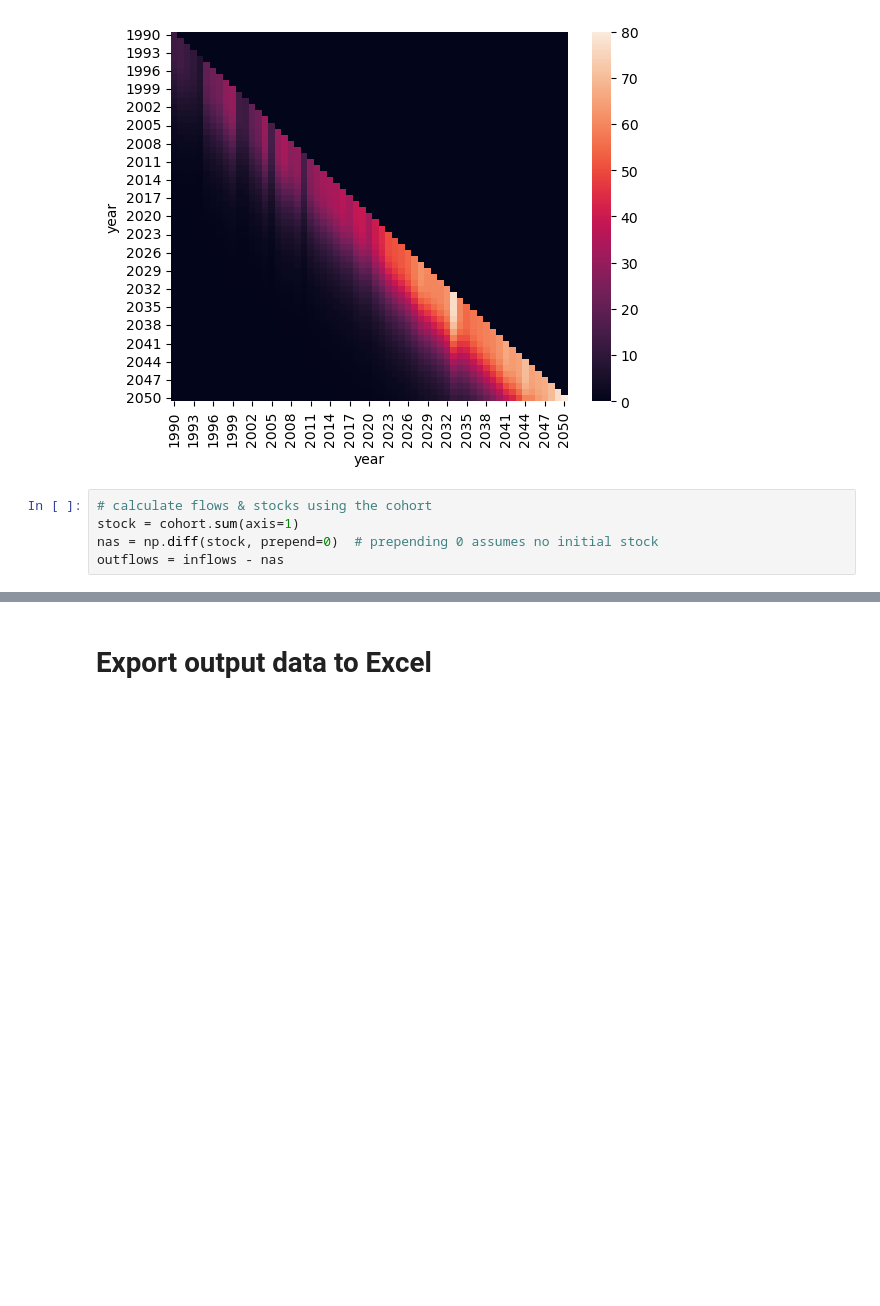
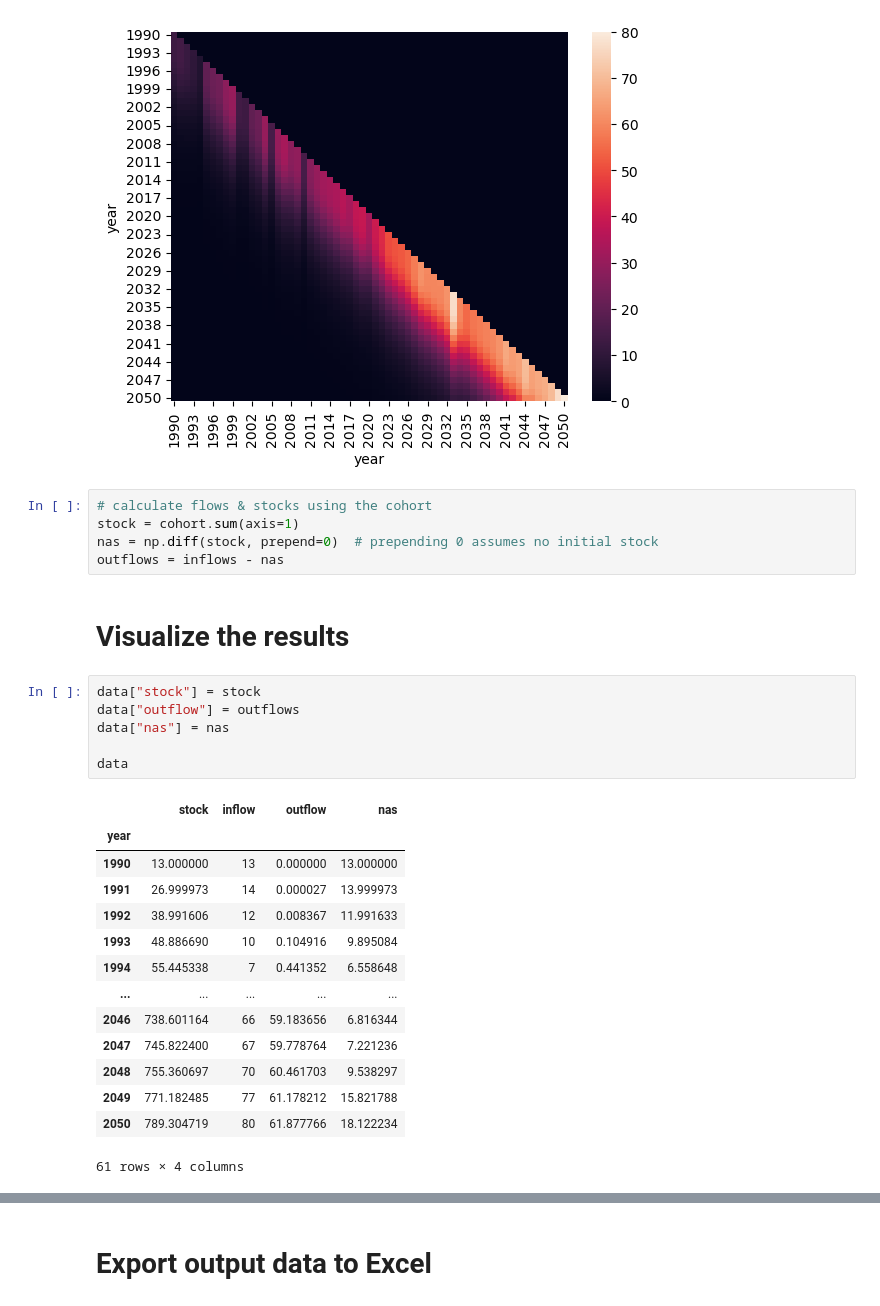
Before and after one commit to adrien-perello/MFA, a Jupyter notebook: 02_stock_driven_and_surv_curves/tutorial_and_homework/notebooks/week_2_tutorial_flow_driven.ipynb, the cells around one changed output, grey strips where cells are left out. Drawn from its saved outputs; the diff is of its cells as text; blank space fills up the shorter version.

```diff
--- a/02_stock_driven_and_surv_curves/tutorial_and_homework/notebooks/week_2_tutorial_flow_driven.ipynb
+++ b/02_stock_driven_and_surv_curves/tutorial_and_homework/notebooks/week_2_tutorial_flow_driven.ipynb
@@ -253,3 +253,26 @@ sns.heatmap(cohort, annot=False)
 stock = cohort.sum(axis=1)
 nas = np.diff(stock, prepend=0)  # prepending 0 assumes no initial stock
 outflows = inflows - nas
+# %% [markdown]
+# Visualize the results
+# %%
+data["stock"] = stock
+data["outflow"] = outflows
+data["nas"] = nas
+
+data
+# %% [output]
+|  | stock | inflow | outflow | nas |
+| year |  |  |  |  |
+| 1990 | 13.000000 | 13 | 0.000000 | 13.000000 |
+| 1991 | 26.999973 | 14 | 0.000027 | 13.999973 |
+| 1992 | 38.991606 | 12 | 0.008367 | 11.991633 |
+| 1993 | 48.886690 | 10 | 0.104916 | 9.895084 |
+| 1994 | 55.445338 | 7 | 0.441352 | 6.558648 |
+| ... | ... | ... | ... | ... |
+| 2046 | 738.601164 | 66 | 59.183656 | 6.816344 |
+| 2047 | 745.822400 | 67 | 59.778764 | 7.221236 |
+| 2048 | 755.360697 | 70 | 60.461703 | 9.538297 |
+| 2049 | 771.182485 | 77 | 61.178212 | 15.821788 |
+| 2050 | 789.304719 | 80 | 61.877766 | 18.122234 |
+61 rows × 4 columns
```
Also changed, not shown: parts of 8 cells of this notebook, 1 other file.
